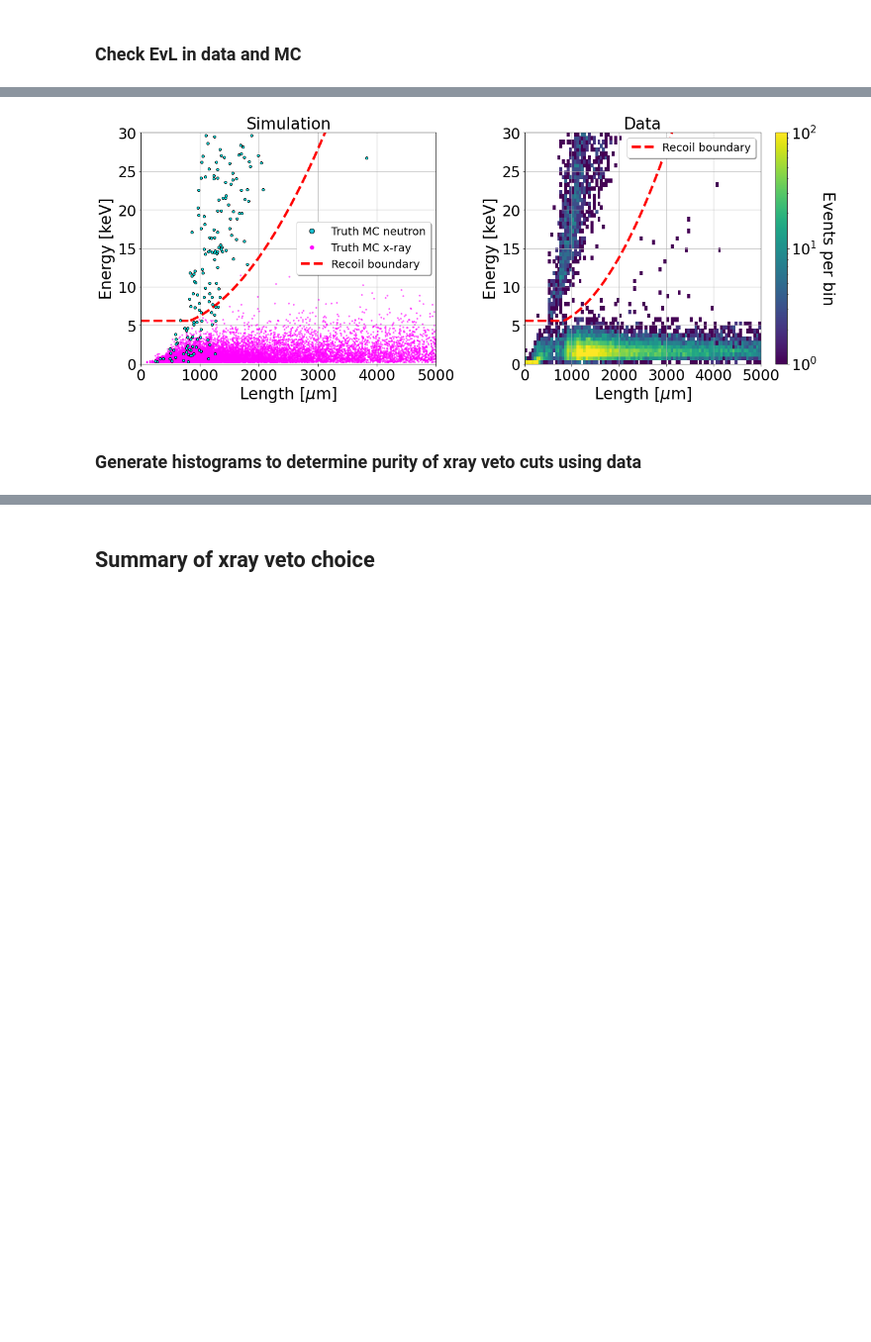
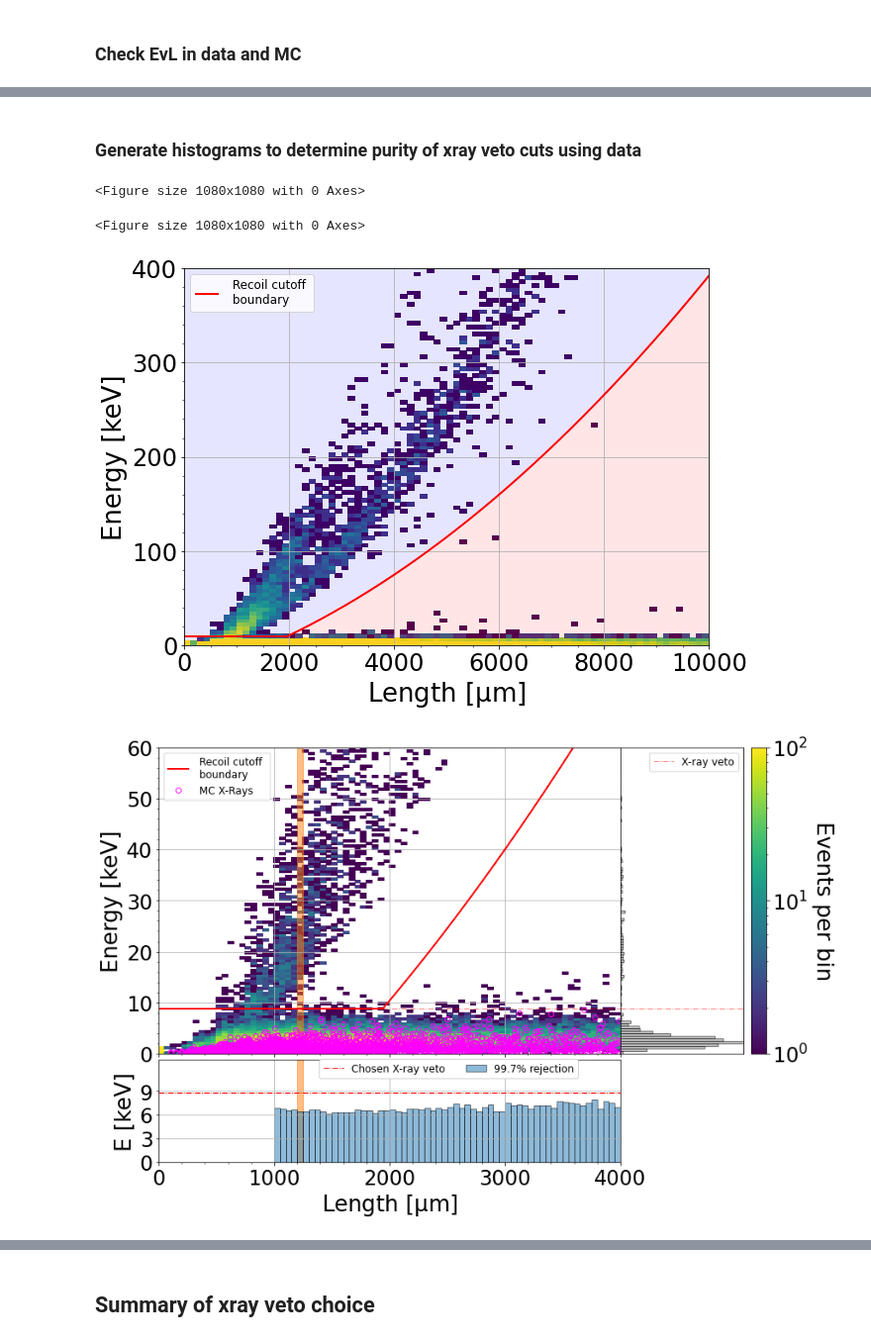
Before and after one commit to jschuel/jeff_workspace, a Jupyter notebook: analysis/phase3/with_sim/Calibrations_and_angular_analysis_final.ipynb, the cells around one changed output, grey strips where cells are left out. Shown at 99% size. Drawn from its saved outputs; the diff is of its cells as text; code cells hidden in the pictures; blank space fills up the shorter version.

```diff
--- a/analysis/phase3/with_sim/Calibrations_and_angular_analysis_final.ipynb
+++ b/analysis/phase3/with_sim/Calibrations_and_angular_analysis_final.ipynb
@@ -229,7 +255,8 @@ ymax = 30
 nbinsx = int(xmax/50)
 nbinsy = int(ymax*2)
 pos = ['z=-5.6m', 'z=+6.6m', 'z=-8.0m', 'z=+14m', 'z=-14m', 'z=+16m']
-crit = {'palila': 9.0, 'iiwi': 8.8, 'tako': 4.6, 'nene': 5.6, 'elepaio': 6.4, 'humu': 6.4}
+#crit = {'palila': 9.0, 'iiwi': 8.8, 'tako': 4.6, 'nene': 5.6, 'elepaio': 6.4, 'humu': 6.4}
+crit = {'palila': 6.8, 'iiwi': 8, 'tako': 4, 'nene': 7.8, 'elepaio': 7.4, 'humu': 9}
 for tpc in ['nene']:
     plt.subplot(1,2,1)
     cut[tpc] = np.polyfit(x[tpc],y,2)
@@ -275,21 +302,11 @@ for tpc in ['nene']:
     plt.hlines(crit[tpc],0,x_crit, linestyle = '--', lw=4, color = 'red', label = 'Recoil boundary')
     plt.legend(loc = 'upper right', fancybox=True, shadow=True)
     plt.grid()
-plt.savefig('/home/jeff/evl_datamc.jpg',dpi = 300, bbox_inches='tight')
+#plt.savefig('/home/jeff/evl_datamc.jpg',dpi = 300, bbox_inches='tight')
 #plt.tight_layout()
 plt.show()
-# %% [output]
-[figure, removed]
 # %% [markdown]
 ### Generate histograms to determine purity of xray veto cuts using data
-# %%
-tpcs = ['elepaio', 'palila', 'tako', 'iiwi','nene','humu']
-plt.figure(figsize=(12,8))
-for tpc in tpcs:
-    plt.plot(data[tpc]['new_length'], data[tpc]['track_energy'], 'o', label = tpc)
-    plt.legend()
-    plt.xlim(0,10000)
-    plt.ylim(0,300)
 # %%
 import warnings
 matplotlib.rcParams['mathtext.default'] = 'regular'
@@ -341,19 +358,18 @@ e_leak = {}
 veto_MC = {}
 sigmas_MC = {}
 e_leak_MC = {}
-cut = {}
+#cut = {}
 x_crit = {}
 
-x = {'iiwi': np.array([850, 2500, 15000]), 'nene': np.array([950, 2500, 16000]), 'humu': np.array([1950, 3000, 20000]),
-    'palila': np.array([900, 2350, 15000]), 'tako': np.array([1400, 2500, 15000]), 'elepaio': np.array([1050, 2500, 15000])}
-y = np.array([6,20,800])
+#x = {'iiwi': np.array([850, 2500, 15000]), 'nene': np.array([950, 2500, 16000]), 'humu': np.array([1950, 3000, 20000]),
+#    'palila': np.array([900, 2350, 15000]), 'tako': np.array([1400, 2500, 15000]), 'elepaio': np.array([1050, 2500, 15000])}
+#y = np.array([6,20,800])
+x = np.array([1600,3000,15000])
+y = np.array([0,40,800])
 
 x_plt = np.linspace(0,10000,10001)
-#crit = {'palila': 6.4, 'iiwi': 4.8, 'tako': 3.6, 'nene': 5.8, 'elepaio': 4.8, 'humu': 6.6}
-crit = {'palila': 9.0, 'iiwi': 8.8, 'tako': 4.6, 'nene': 5.6, 'elepaio': 6.4, 'humu': 6.4}
-#crit = {'palila': 8.04, 'iiwi': 10.68, 'tako': 4.56, 'nene': 9.24, 'elepaio': 7.92, 'humu': 9.24}
-#crit = {'palila': 9.0, 'iiwi': 9.2, 'tako': 4.6, 'nene': 7, 'elepaio': 7, 'humu': 7}
-#crit = {'palila': 9.8, 'iiwi': 9.6, 'tako': 5.2, 'nene': 6.1, 'elepaio': 6.8, 'humu': 5.9}
+crit = {'palila': 8.8, 'iiwi': 8.8, 'tako': 5, 'nene': 5.6, 'elepaio': 6, 'humu': 6.2}
+#crit = {'palila': 9.0, 'iiwi': 8.8, 'tako': 4.6, 'nene': 5.6, 'elepaio': 6.4, 'humu': 6.4}
 pos = {'palila': 'z=-5.6m', 'iiwi': 'z=+6.6m', 'tako': 'z=-8.0m', 'nene': 'z=+14m', 'elepaio': 'z=-14m', 'humu': 'z=+16m'}
 for tpc in ['palila', 'iiwi', 'tako', 'nene', 'elepaio', 'humu']:
     veto[tpc] = []
@@ -367,13 +383,13 @@ for tpc in ['palila', 'iiwi', 'tako', 'nene', 'elepaio', 'humu']:
     for loc in range(20,int(nbinsx*0.4)+1):
         low = bins[tpc][loc]*100-25
         high = bins[tpc][loc]*100+25
-        cut[tpc] = np.polyfit(x[tpc],y,2)
+        cut = np.polyfit(x,y,2)
         x_crit[tpc] = 0
         for val in x_plt:
-            if np.abs(cut[tpc][0]*val**2+cut[tpc][1]*val+cut[tpc][2] - crit[tpc]) < np.abs(cut[tpc][0]*x_crit[tpc]**2+cut[tpc][1]*x_crit[tpc]+cut[tpc][2] - crit[tpc]):
+            if np.abs(cut[0]*val**2+cut[1]*val+cut[2] - crit[tpc]) < np.abs(cut[0]*x_crit[tpc]**2+cut[1]*x_crit[tpc]+cut[2] - crit[tpc]):
                 x_crit[tpc] = val
         #if loc >= (x_crit[tpc]/xm*nbinsx):
-        #    tmp = data[tpc].loc[(data[tpc]['new_length']>low) & (data[tpc]['new_length']<=high) & (data[tpc]['track_energy'] < cut[tpc][0]*data[tpc]['new_length']**2+cut[tpc][1]*data[tpc]['new_length']+cut[tpc][2])]
+        #    tmp = data[tpc].loc[(data[tpc]['new_length']>low) & (data[tpc]['new_length']<=high) & (data[tpc]['track_energy'] < cut[0]*data[tpc]['new_length']**2+cut[1]*data[tpc]['new_length']+cut[2])]
         #else:
 
         ### DATA ###
@@ -381,19 +397,19 @@ for tpc in ['palila', 'iiwi', 'tako', 'nene', 'elepaio', 'humu']:
         length[tpc].append(bins[tpc][loc]*100)
         veto[tpc].append(tmp['track_energy'].mean() + 3*tmp['track_energy'].std())
         sigmas[tpc].append((crit[tpc]-tmp['track_energy'].mean())/tmp['track_energy'].std())
-        #if loc >= (x_crit[tpc]/xm*nbinsx):
-        #    e_leak[tpc].append((1-norm.cdf(sigmas[tpc][i]))*len(data[tpc].loc[(data[tpc]['track_energy'] < cut[tpc][0]*data[tpc]['new_length']**2+cut[tpc][1]*data[tpc]['new_length']+cut[tpc][2])]))
-        #else:
-        e_leak[tpc].append((1-norm.cdf(sigmas[tpc][i]))*len(data[tpc].loc[(data[tpc]['track_energy'] < crit[tpc])]))
+        if loc >= (x_crit[tpc]/xm*nbinsx):
+            e_leak[tpc].append((1-norm.cdf(sigmas[tpc][i]))*len(data[tpc].loc[(data[tpc]['track_energy'] < cut[0]*data[tpc]['new_length']**2+cut[1]*data[tpc]['new_length']+cut[2])]))
+        else:
+            e_leak[tpc].append((1-norm.cdf(sigmas[tpc][i]))*len(data[tpc].loc[(data[tpc]['track_energy'] < crit[tpc])]))
 
         ### MC ###
         tmp_MC = MC[tpc].loc[(MC[tpc]['new_length']>low) & (MC[tpc]['new_length']<=high) & (MC[tpc]['reco_energy'] < crit[tpc])]
         veto_MC[tpc].append(tmp_MC['reco_energy'].mean() + 3*tmp_MC['reco_energy'].std())
         sigmas_MC[tpc].append((crit[tpc]-tmp_MC['reco_energy'].mean())/tmp_MC['reco_energy'].std())
         #if loc >= (x_crit[tpc]/xm*nbinsx):
-        #    e_leak_MC[tpc].append((1-norm.cdf(sigmas_MC[tpc][i]))*len(MC[tpc].loc[(MC[tpc]['reco_energy'] < cut[tpc][0]*((MC[tpc]['new_length']))**2+cut[tpc][1]*(MC[tpc]['new_length'])+cut[tpc][2])]))
+        #    e_leak_MC[tpc].append((1-norm.cdf(sigmas_MC[tpc][i]))*len(MC[tpc].loc[(MC[tpc]['reco_energy'] < cut[0]*((MC[tpc]['new_length']))**2+cut[1]*(MC[tpc]['new_length'])+cut[2])]))
         #else:
-        e_leak_MC[tpc].append((1-norm.cdf(sigmas_MC[tpc][i]))*len(MC[tpc].loc[(MC[tpc]['reco_energy'] < crit[tpc])]))#cut[tpc][0]*((MC[tpc]['new_length']))**2+cut[tpc][1]*(MC[tpc]['new_length'])+cut[tpc][2])]))
+        e_leak_MC[tpc].append((1-norm.cdf(sigmas_MC[tpc][i]))*len(MC[tpc].loc[(MC[tpc]['reco_energy'] < crit[tpc])]))#cut[0]*((MC[tpc]['new_length']))**2+cut[1]*(MC[tpc]['new_length'])+cut[2])]))
 
         i+=1
 
@@ -410,9 +426,9 @@ for tpc in ['palila', 'iiwi', 'tako', 'nene', 'elepaio', 'humu']:
     ax0.yaxis.set_minor_locator(AutoMinorLocator())
     ax0.xaxis.set_minor_locator(AutoMinorLocator())
     x_plt = np.linspace(x_crit[tpc],10000,10001)
-    ax0.plot(x_plt, cut[tpc][0]*x_plt**2 + cut[tpc][1]*x_plt + cut[tpc][2], '-', color = 'red', lw=2)
-    ax0.fill_between(x_plt, 0, cut[tpc][0]*x_plt**2 + cut[tpc][1]*x_plt + cut[tpc][2], '-', color = 'red', lw=0, alpha = 0.1)
-    ax0.fill_between(x_plt, cut[tpc][0]*x_plt**2 + cut[tpc][1]*x_plt + cut[tpc][2], 400, '-', color = 'blue', lw=0, alpha = 0.1)
+    ax0.plot(x_plt, cut[0]*x_plt**2 + cut[1]*x_plt + cut[2], '-', color = 'red', lw=2)
+    ax0.fill_between(x_plt, 0, cut[0]*x_plt**2 + cut[1]*x_plt + cut[2], '-', color = 'red', lw=0, alpha = 0.1)
+    ax0.fill_between(x_plt, cut[0]*x_plt**2 + cut[1]*x_plt + cut[2], 400, '-', color = 'blue', lw=0, alpha = 0.1)
     ax0.hlines(crit[tpc],0,x_crit[tpc], color = 'red', lw=2, linestyle = '-', label = ' Recoil cutoff \n boundary')
     ax0.fill_between(np.linspace(0,x_crit[tpc],1434), 0, 6, '-', color = 'red', lw=0, alpha = 0.1)
     ax0.fill_between(np.linspace(0,x_crit[tpc],1434), 6, 400, '-', color = 'blue', lw=0, alpha = 0.1)
@@ -429,36 +445,41 @@ for tpc in ['palila', 'iiwi', 'tako', 'nene', 'elepaio', 'humu']:
         ax[0,0].xaxis.set_minor_locator(AutoMinorLocator())
         ax[0,0].set_xticklabels([])
         x_plt = np.linspace(x_crit[tpc],10000,10001)
-        ax[0,0].plot(x_plt,cut[tpc][0]*x_plt**2+cut[tpc][1]*x_plt+cut[tpc][2], color = 'red', lw=2, linestyle = '-', label = ' Recoil cutoff \n boundary')
+        ax[0,0].plot(x_plt,cut[0]*x_plt**2+cut[1]*x_plt+cut[2], color = 'red', lw=2, linestyle = '-', label = ' Recoil cutoff \n boundary')
         ax[0,0].hlines(crit[tpc],0,x_crit[tpc], color = 'red', lw=2)
         ax[0,0].hlines(crit[tpc],x_crit[tpc],xm, color = 'red', lw=1, linestyle = '-.', alpha = 0.5)
         ax[0,0].plot(MC[tpc].loc[MC[tpc]['PDG']==11]['new_length'], MC[tpc].loc[MC[tpc]['PDG']==11]['reco_energy'], 'o', color = 'magenta', fillstyle = 'none', label = ' MC X-Rays')
         ax[0,0].fill_between(np.array([xedge[loc], xedge[loc+1]]), 0, ym, alpha = 0.5, color = 'tab:orange')
         ax[0,0].set_ylim(0,60)
         ax[0,0].set_xlim(0,xm*.4)
         ax[0,0].set_ylabel(r'Energy [keV]')
         ax[0,0].set_xlabel(r'Length [$\mu$m]')
         ax[0,0].legend(loc = 'upper left')
         ax[0,0].grid(which='major')
         ax[0,1].barh(bin, h1[loc], height = ym/nbinsy, alpha = 0.5, color = 'gray',edgecolor = 'black')
         ax[0,1].hlines(crit[tpc],0,h1[loc].max(), color = 'red', linestyle = '-.', lw=1, alpha =0.5, label = 'X-ray veto')
         ax[0,1].set_yticks([])
         ax[0,1].set_xticks([])
         ax[0,1].set_ylim(0,60)
         ax[0,1].set_xlim(0,h1[loc].max())
         ax[0,1].legend()
         ax[1,0].bar(length[tpc],veto[tpc],width=xedge[loc+1]-xedge[loc], label = '99.7% rejection',edgecolor = 'black', alpha = 0.5)
         #ax[1,0].plot(length[tpc],veto_MC[tpc], 'o', label = 'Pred. x-ray veto [MC]', markersize = 2)
         ax[1,0].hlines(crit[tpc],0,xm, linestyle = '-.', color = 'red', lw = 1, label = 'Chosen X-ray veto')
         ax[1,0].fill_between(np.array([xedge[loc], xedge[loc+1]]), 0, ym, alpha = 0.5, color = 'tab:orange')
         ax[1,0].set_xlim(0,xm*.4)
         ax[1,0].set_ylim(0,13)
         ax[1,0].set_yticks([0,3,6,9])
         ax[1,0].xaxis.set_minor_locator(AutoMinorLocator())
         ax[1,0].set_xlabel(r'Length [$\mu$m]')
         ax[1,0].set_ylabel('E [keV]')
         ax[1,0].legend(loc='lower right', bbox_to_anchor=(0.92, 0.77),ncol = 3,framealpha = 1)
         ax[1,0].grid(which = 'major')
 
         fig.delaxes(ax[1,1])
         #plt.savefig(tpc + '_xray_veto_threshold.jpg')
+# %% [output]
+<Figure size 1080x1080 with 0 Axes>
+<Figure size 1080x1080 with 0 Axes>
+[figure, added]
+[figure, added]
```
Also changed, not shown: parts of 29 cells of this notebook, 28 other files.
